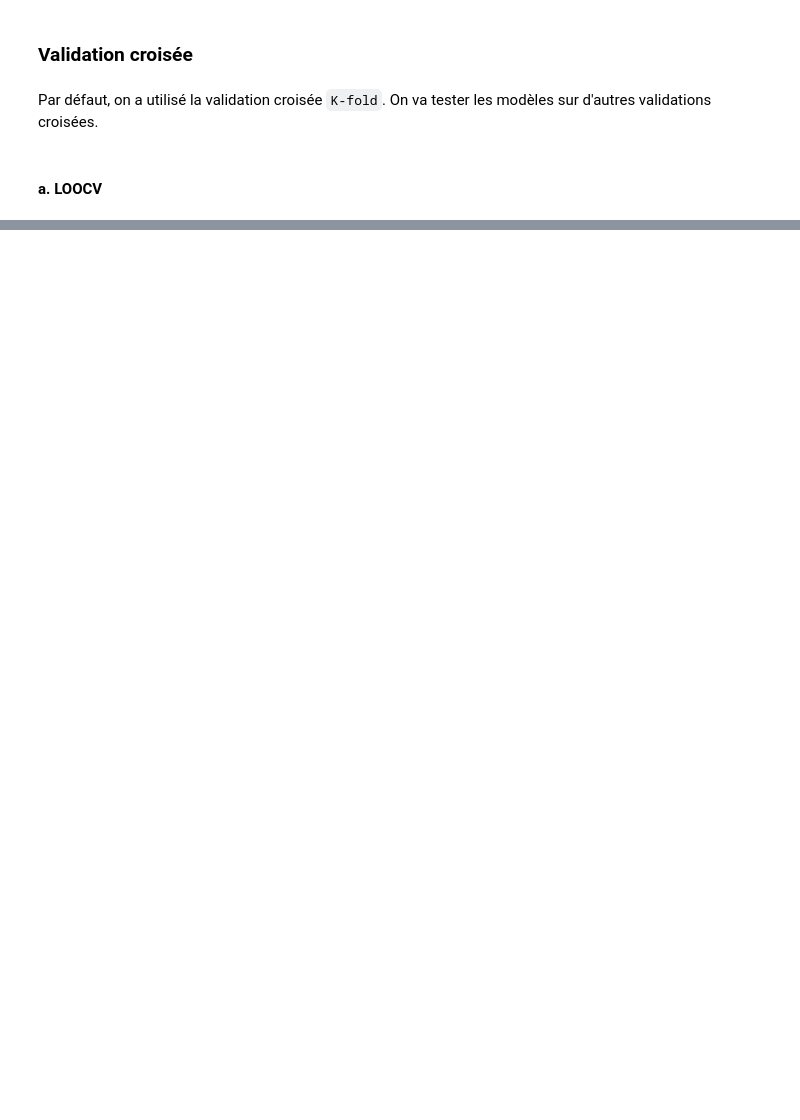
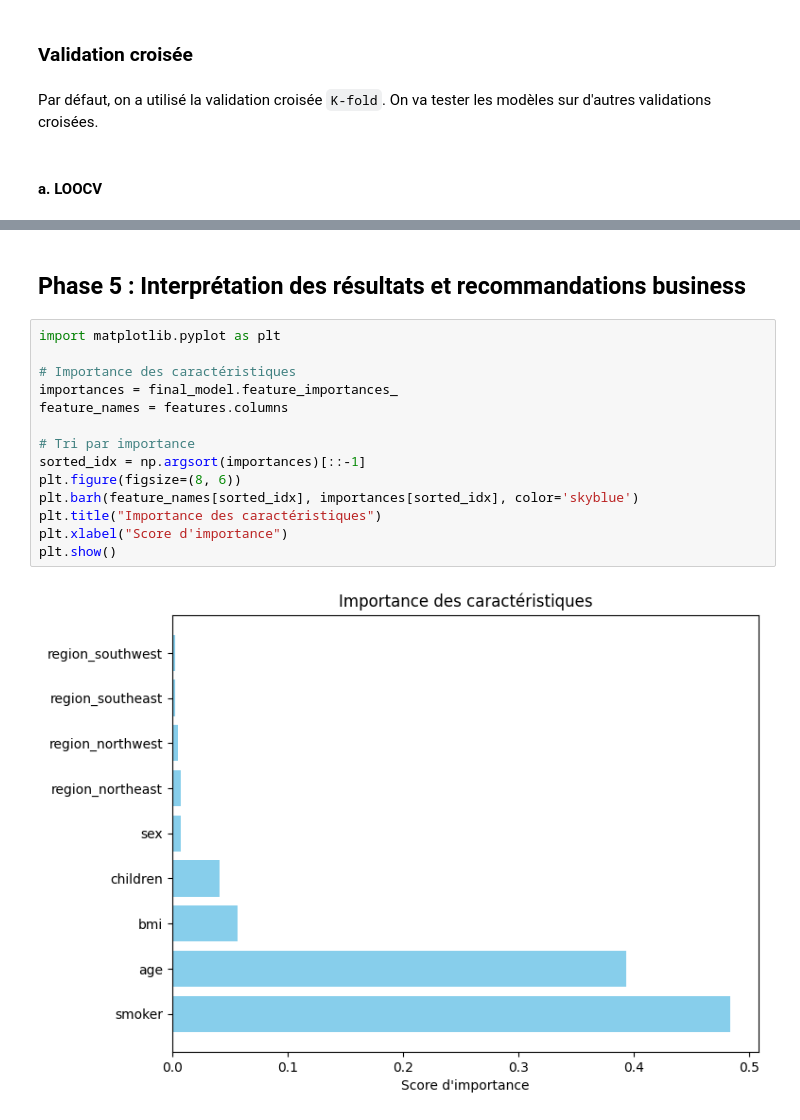
Before and after one commit to TheSmartisen/frais-medicaux-prediction, a Jupyter notebook: notebook/training.ipynb, the cells around one changed output, grey strips where cells are left out. Cells and saved outputs as stored; diff of their text form; blank space fills up the shorter version.

```diff
--- a/notebook/training.ipynb
+++ b/notebook/training.ipynb
@@ -230,0 +342,18 @@ mse, mae, r2
+# %% [markdown]
+## Phase 5 : Interprétation des résultats et recommandations business
+# %%
+import matplotlib.pyplot as plt
+
+# Importance des caractéristiques
+importances = final_model.feature_importances_
+feature_names = features.columns
+
+# Tri par importance
+sorted_idx = np.argsort(importances)[::-1]
+plt.figure(figsize=(8, 6))
+plt.barh(feature_names[sorted_idx], importances[sorted_idx], color='skyblue')
+plt.title("Importance des caractéristiques")
+plt.xlabel("Score d'importance")
+plt.show()
+# %% [output]
+[figure, added]
```
Also changed, not shown: parts of 22 cells of this notebook, 6 other files.
